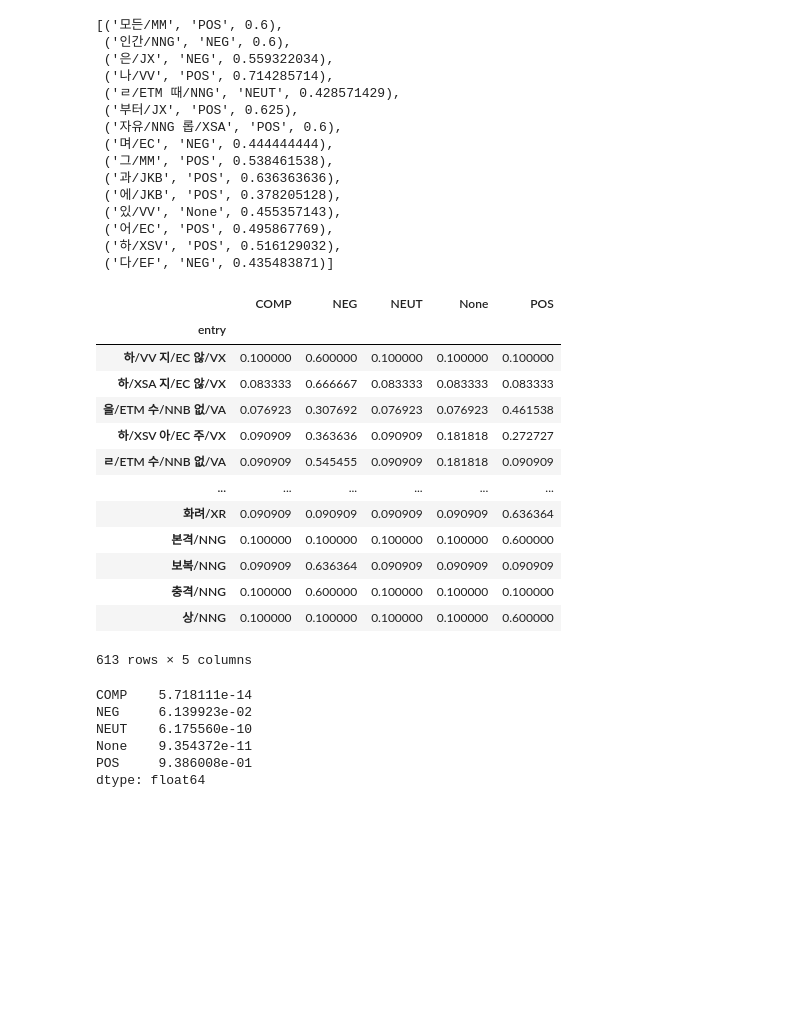
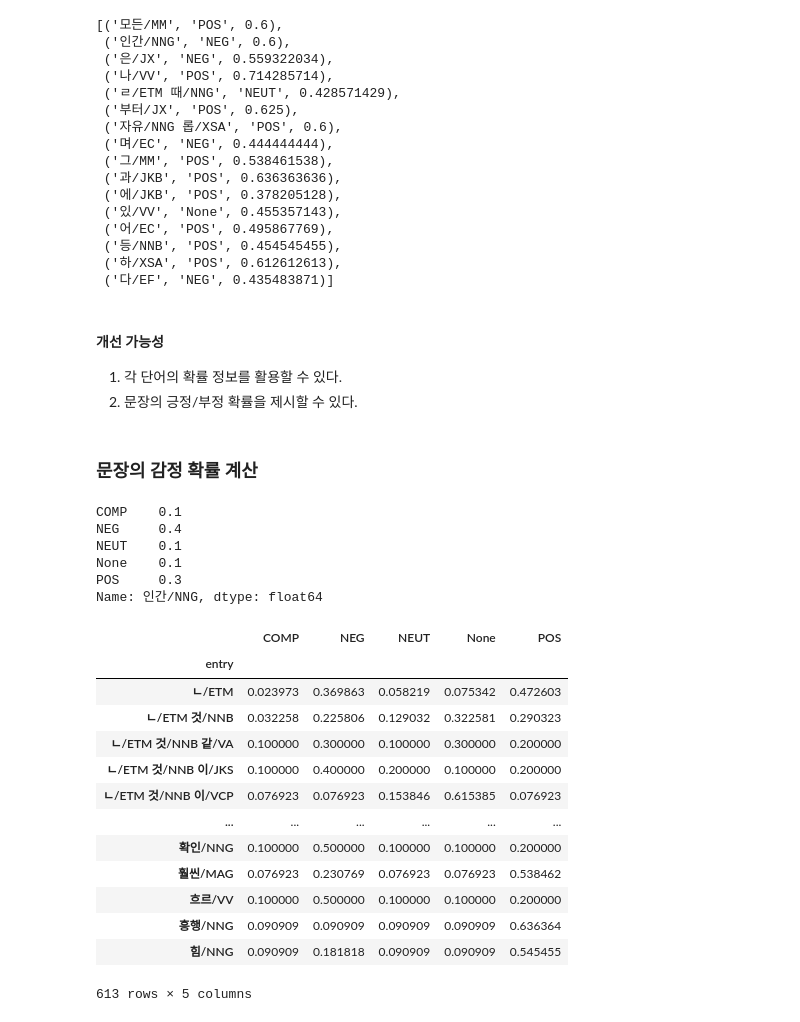
Before and after one commit to suparklingmin/kosac-lexicon, a Jupyter notebook: overall.ipynb, the cells around one changed output. Drawn from its saved outputs; the diff is of its cells as text; code cells hidden in the pictures; blank space fills up the shorter version.

```diff
--- a/overall.ipynb
+++ b/overall.ipynb
@@ -26,0 +178,3 @@ USERDIC: ./tagger/user_dictionary.txt
+# %%
+# 토큰 추가: '커엽/VA'이 긍정적으로 쓰인 사례 1건을 기존 데이터에 추가한다.
+kosac.add_token(*('커엽/VA', 'POS'), verbose=True)
@@ -26,0 +194,9 @@ USERDIC: ./tagger/user_dictionary.txt
+# %%
+examples = [
+  ('귀엽/VA', 'POS'),
+  ('귀엽/VA', 'POS'),
+  ('귀엽/VA', 'NEG'),
+  ('커엽/VA', 'POS'),
+]
+# %%
+kosac.update(examples)
@@ -26,0 +216,2 @@ USERDIC: ./tagger/user_dictionary.txt
+# %%
+kosac.set_lexicon(min_freq=5)
@@ -36,6 +247,6 @@ tokenize(sentence, tagger)
 # %%
 # find sentiment lexicon items
-get_match_info(sentence, tagger, lexicon)
+kosac.get_match_info(sentence, komoran)
 # %% [output]
 [('모든/MM', 'POS', 0.6),
  ('인간/NNG', 'NEG', 0.6),
@@ -50,32 +261,40 @@ get_match_info(sentence, tagger, lexicon)
  ('에/JKB', 'POS', 0.378205128),
  ('있/VV', 'None', 0.455357143),
  ('어/EC', 'POS', 0.495867769),
- ('하/XSV', 'POS', 0.516129032),
+ ('등/NNB', 'POS', 0.454545455),
+ ('하/XSA', 'POS', 0.612612613),
  ('다/EF', 'NEG', 0.435483871)]
+# %% [markdown]
+#### 개선 가능성
+
+1. 각 단어의 확률 정보를 활용할 수 있다.
+2. 문장의 긍정/부정 확률을 제시할 수 있다.
+# %% [markdown]
+### 문장의 감정 확률 계산
 # %%
 # Laplace smoothing
-smooth(lexicon, add_one)
+smooth(kosac.get('인간/NNG'))
 # %% [output]
-|  | COMP | NEG | NEUT | None | POS |
-| entry |  |  |  |  |  |
-| 하/VV 지/EC 않/VX | 0.100000 | 0.600000 | 0.100000 | 0.100000 | 0.100000 |
-| 하/XSA 지/EC 않/VX | 0.083333 | 0.666667 | 0.083333 | 0.083333 | 0.083333 |
-| 을/ETM 수/NNB 없/VA | 0.076923 | 0.307692 | 0.076923 | 0.076923 | 0.461538 |
-| 하/XSV 아/EC 주/VX | 0.090909 | 0.363636 | 0.090909 | 0.181818 | 0.272727 |
-| ㄹ/ETM 수/NNB 없/VA | 0.090909 | 0.545455 | 0.090909 | 0.181818 | 0.090909 |
-| ... | ... | ... | ... | ... | ... |
-| 화려/XR | 0.090909 | 0.090909 | 0.090909 | 0.090909 | 0.636364 |
-| 본격/NNG | 0.100000 | 0.100000 | 0.100000 | 0.100000 | 0.600000 |
-| 보복/NNG | 0.090909 | 0.636364 | 0.090909 | 0.090909 | 0.090909 |
-| 충격/NNG | 0.100000 | 0.600000 | 0.100000 | 0.100000 | 0.100000 |
-| 상/NNG | 0.100000 | 0.100000 | 0.100000 | 0.100000 | 0.600000 |
-613 rows × 5 columns
+COMP    0.1
+NEG     0.4
+NEUT    0.1
+None    0.1
+POS     0.3
+Name: 인간/NNG, dtype: float64
-# %%
-get_sent_probs(sentence, tagger, lexicon)
-# %% [output]
-COMP    5.718111e-14
-NEG     6.139923e-02
-NEUT    6.175560e-10
-None    9.354372e-11
-POS     9.386008e-01
-dtype: float64
+# %%
+kosac.get_smoothed_lexicon()
+# %% [output]
+|  | COMP | NEG | NEUT | None | POS |
+| entry |  |  |  |  |  |
+| ㄴ/ETM | 0.023973 | 0.369863 | 0.058219 | 0.075342 | 0.472603 |
+| ㄴ/ETM 것/NNB | 0.032258 | 0.225806 | 0.129032 | 0.322581 | 0.290323 |
+| ㄴ/ETM 것/NNB 같/VA | 0.100000 | 0.300000 | 0.100000 | 0.300000 | 0.200000 |
+| ㄴ/ETM 것/NNB 이/JKS | 0.100000 | 0.400000 | 0.200000 | 0.100000 | 0.200000 |
+| ㄴ/ETM 것/NNB 이/VCP | 0.076923 | 0.076923 | 0.153846 | 0.615385 | 0.076923 |
+| ... | ... | ... | ... | ... | ... |
+| 확인/NNG | 0.100000 | 0.500000 | 0.100000 | 0.100000 | 0.200000 |
+| 훨씬/MAG | 0.076923 | 0.230769 | 0.076923 | 0.076923 | 0.538462 |
+| 흐르/VV | 0.100000 | 0.500000 | 0.100000 | 0.100000 | 0.200000 |
+| 흥행/NNG | 0.090909 | 0.090909 | 0.090909 | 0.090909 | 0.636364 |
+| 힘/NNG | 0.090909 | 0.181818 | 0.090909 | 0.090909 | 0.545455 |
+613 rows × 5 columns
```
Also changed, not shown: parts of 30 cells of this notebook, 3 other files.
